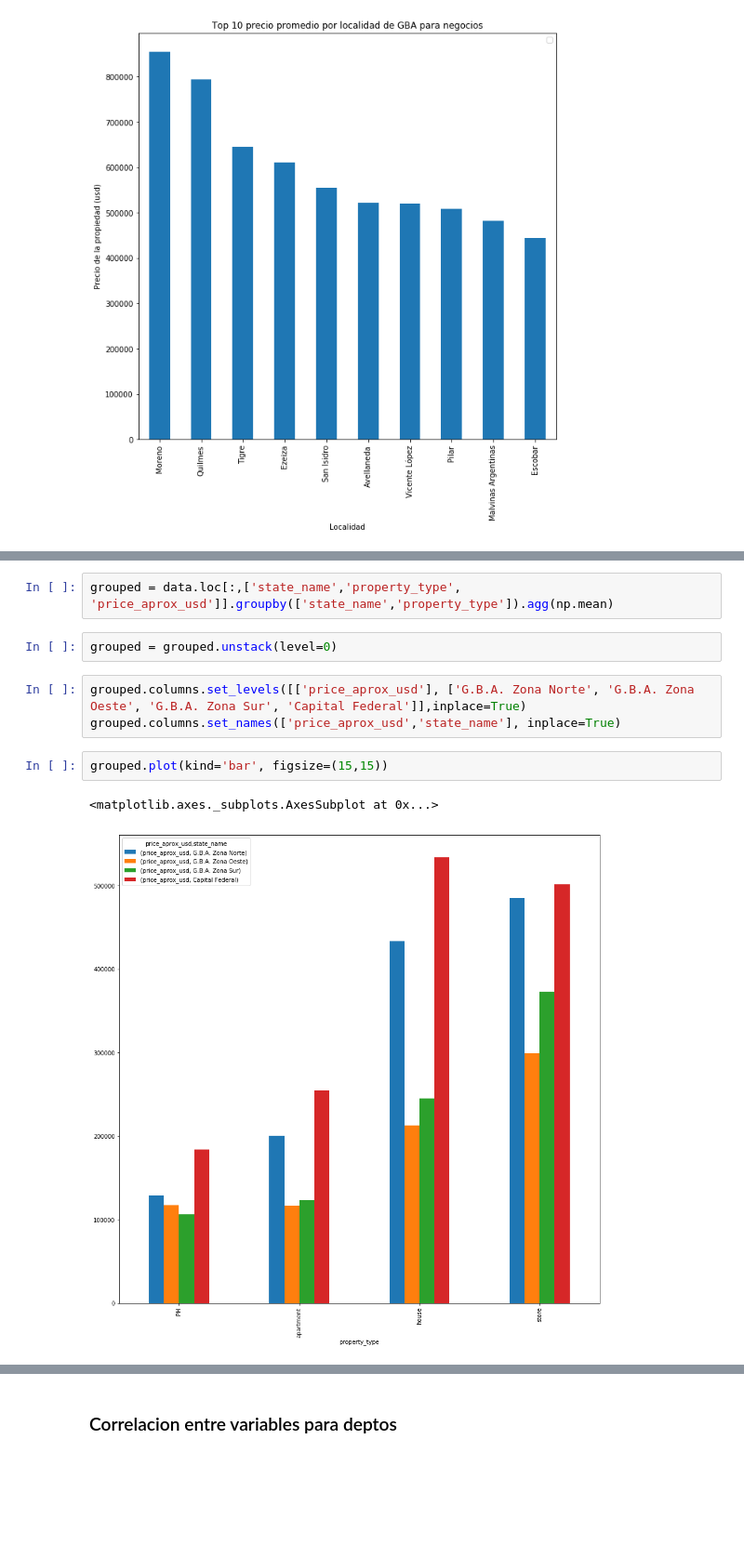
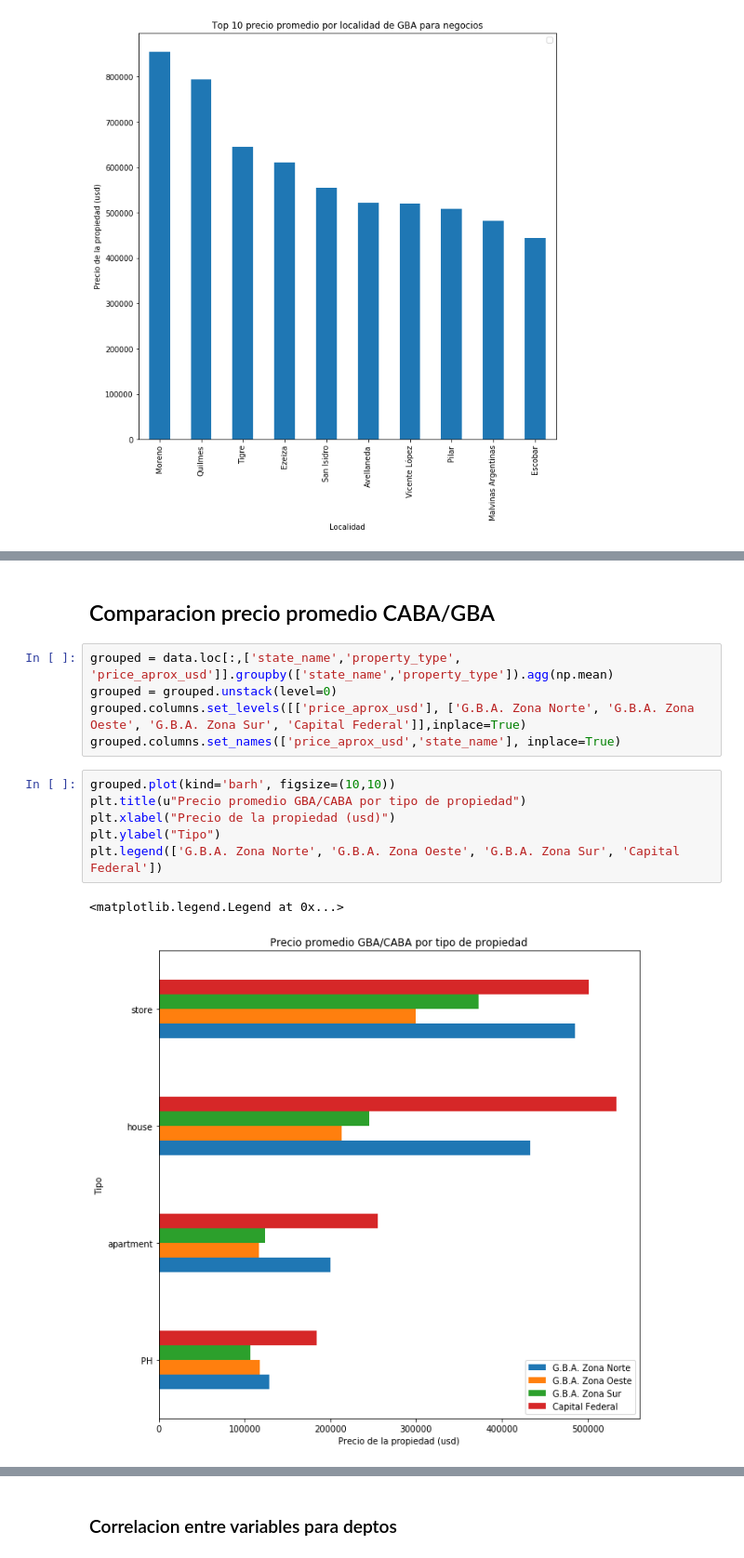
Before and after one commit to LucianoGiannotti/ProperatiDatosTP, a Jupyter notebook: Depuracion de datos.ipynb, the cells around one changed output, grey strips where cells are left out. Shown at 93% size. Saved outputs shown, nothing was run; the diff lists cells and outputs as text; blank space fills up the shorter version.

```diff
--- a/Depuracion de datos.ipynb
+++ b/Depuracion de datos.ipynb
@@ -770,14 +768,18 @@ plt.legend('')
-# %%
-grouped = data.loc[:,['state_name','property_type', 'price_aprox_usd']].groupby(['state_name','property_type']).agg(np.mean)
-# %%
-grouped = grouped.unstack(level=0)
+# %% [markdown]
+## Comparacion precio promedio CABA/GBA
 # %%
+grouped = data.loc[:,['state_name','property_type', 'price_aprox_usd']].groupby(['state_name','property_type']).agg(np.mean)
+grouped = grouped.unstack(level=0)
 grouped.columns.set_levels([['price_aprox_usd'], ['G.B.A. Zona Norte', 'G.B.A. Zona Oeste', 'G.B.A. Zona Sur', 'Capital Federal']],inplace=True)
 grouped.columns.set_names(['price_aprox_usd','state_name'], inplace=True)
-# %%
-grouped.plot(kind='bar', figsize=(15,15))
-# %% [output]
-<matplotlib.axes._subplots.AxesSubplot at 0x...>
-[figure, removed]
+# %%
+grouped.plot(kind='barh', figsize=(10,10))
+plt.title(u"Precio promedio GBA/CABA por tipo de propiedad")
+plt.xlabel("Precio de la propiedad (usd)")
+plt.ylabel("Tipo")
+plt.legend(['G.B.A. Zona Norte', 'G.B.A. Zona Oeste', 'G.B.A. Zona Sur', 'Capital Federal'])
+# %% [output]
+<matplotlib.legend.Legend at 0x...>
+[figure, added]
 # %%
 grouped[('price_aprox_usd', 'G.B.A')] = (grouped[('price_aprox_usd', 'G.B.A. Zona Norte')] + grouped[('price_aprox_usd', 'G.B.A. Zona Sur')] + grouped[('price_aprox_usd', 'G.B.A. Zona Oeste')]) / 3
```
Also changed, not shown: parts of 6 cells of this notebook.
